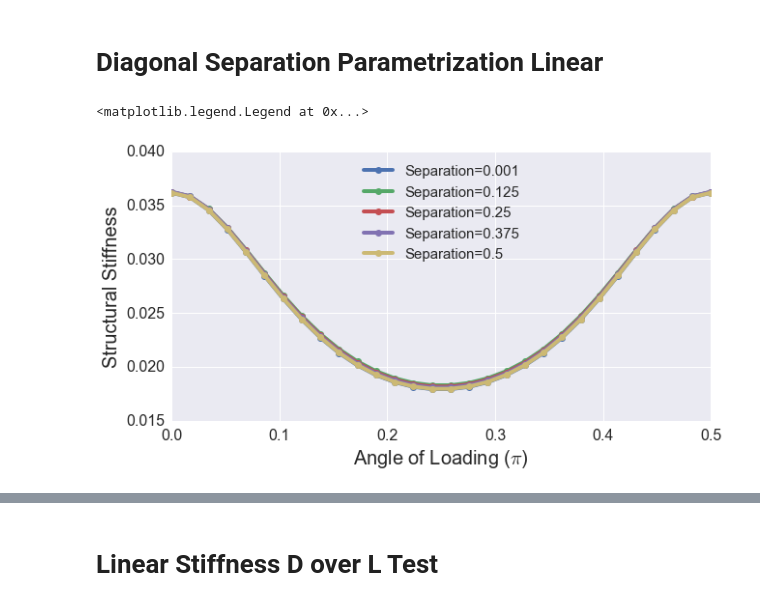
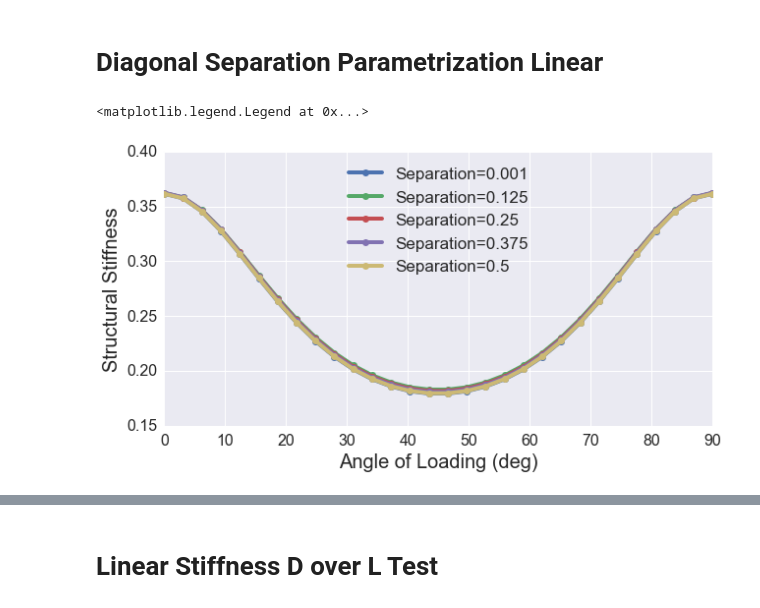
Before and after one commit to matheuscfernandes/hexactinellidsponge, a Jupyter notebook: Analysis.ipynb, the cells around one changed output, grey strips where cells are left out. Drawn from its saved outputs; the diff is of its cells as text; code cells hidden in the pictures.

```diff
--- a/Analysis.ipynb
+++ b/Analysis.ipynb
@@ -8,14 +8,17 @@ import matplotlib.pyplot as plt
 from math import *
 %matplotlib inline
 # %%
+sns.set(font_scale=1.5)
 plt.rcParams['figure.figsize'] = (10, 5)
 plt.rcParams['xtick.labelsize'] = 16
 plt.rcParams['ytick.labelsize'] = 16
 plt.rcParams['axes.labelsize'] = 20
-plt.rcParams['legend.fontsize'] = 15
+plt.rcParams['legend.fontsize'] = 17
 plt.rcParams['axes.titlesize'] = 20
 plt.rcParams['legend.frameon'] = False
 plt.rcParams['lines.linewidth'] = 4
+# plt.rcParams['axes.facecolor'] = 'w'
+plt.rcParams['axes.edgecolor']='w'
 # %% [markdown]
 # Diagonal Separation Parametrization Linear
 # %%
@@ -28,45 +31,39 @@ for j in xrange(5):
 
     file = open(path+'ParametrizedDiag'+str(j)+'_RF_Output.txt', 'rb')
     table2 = np.array([row.strip().split(' ') for row in file],dtype=np.dtype(float))
 
     file.close()
 
     Separation=table1[1,1]
-    THETA=np.radians(table1[:,2])
+    THETA=table1[:,2]
 
-    DXX=table1[:,3]
-    DXY=table1[:,4]
-    DYX=table1[:,5]
-    DYY=table1[:,6]
+    DXX=table1[:,3]/10
+    DXY=table1[:,4]/10
+    DYX=table1[:,5]/10
+    DYY=table1[:,6]/10
 
     RFXX=table2[:,3]
     RFXY=table2[:,4]
     RFYX=table2[:,5]
     RFYY=table2[:,6]
 
     ETemp=np.array([])
     NuTemp=np.array([])
     THETATemp=np.array([])
     for i in xrange(len(THETA)):
-        THETATemp=np.append(THETATemp,THETA[i]/pi)
+        THETATemp=np.append(THETATemp,THETA[i])
         ETemp=np.append(ETemp,RFYY[i]/DYY[i])
         NuTemp=np.append(NuTemp,-DXX[i]/DYY[i])
     if j==0:E=[ETemp];Nu=[NuTemp]
     else: E=np.append(E,[ETemp],axis=0);Nu=np.append(Nu,[NuTemp],axis=0)
     plt.figure(1)
     plt.plot(THETATemp,ETemp,'-o',label='Separation='+str(Separation))
-#     plt.figure(2)
-#     plt.plot(THETATemp,NuTemp,'-o',label='Separation='+str(Separation))
+
 
 plt.figure(1)
-plt.xlabel(r'Angle of Loading ($\pi$)')
+plt.xlabel(r'Angle of Loading (deg)')
 plt.ylabel(r'Structural Stiffness')
 plt.legend(loc=9)
-
-# plt.figure(2)
-# plt.xlabel(r'Angle of Loading ($\pi$)')
-# plt.ylabel(r"$\nu$ - Structure Poisson's Ratio")
-# plt.legend(loc=8)
 # %% [output]
 <matplotlib.legend.Legend at 0x...>
-[figure, old version]
+[figure, new version]
```
Also changed, not shown: parts of 30 cells of this notebook, 6 other files.
